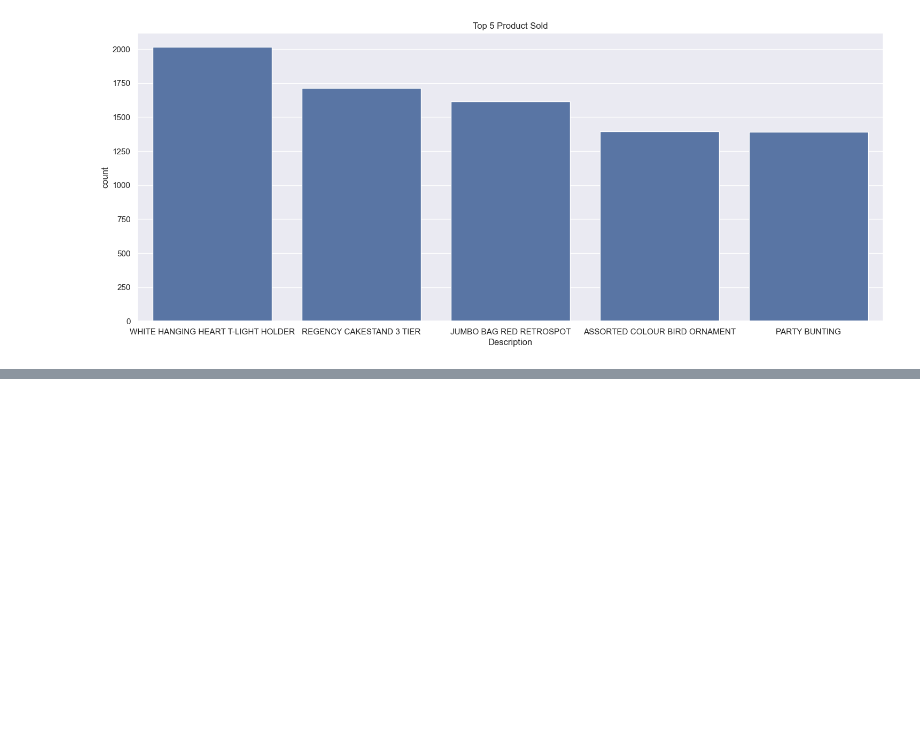
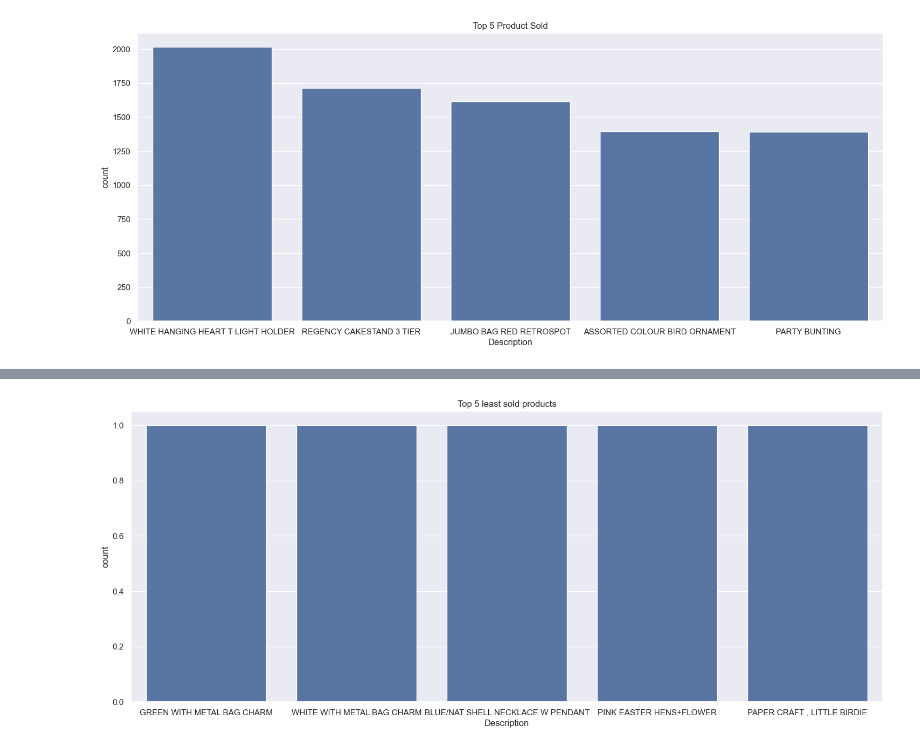
Before and after one commit to yunus6390/ML_Classification_Project, a Jupyter notebook: Customer_Segmentation.ipynb, the cells around one changed output, grey strips where cells are left out. Cells and saved outputs as stored; diff of their text form; code cells hidden in the pictures; blank space fills up the shorter version.

```diff
--- a/Customer_Segmentation.ipynb
+++ b/Customer_Segmentation.ipynb
@@ -367,0 +392,6 @@ plt.show()
+# %%
+sns.barplot(x='Description', y='count', data=desc_df[-5:])
+plt.title('Top 5 least sold products')
+plt.show()
+# %% [output]
+[figure, added]
```
Also changed, not shown: parts of 15 cells of this notebook.
